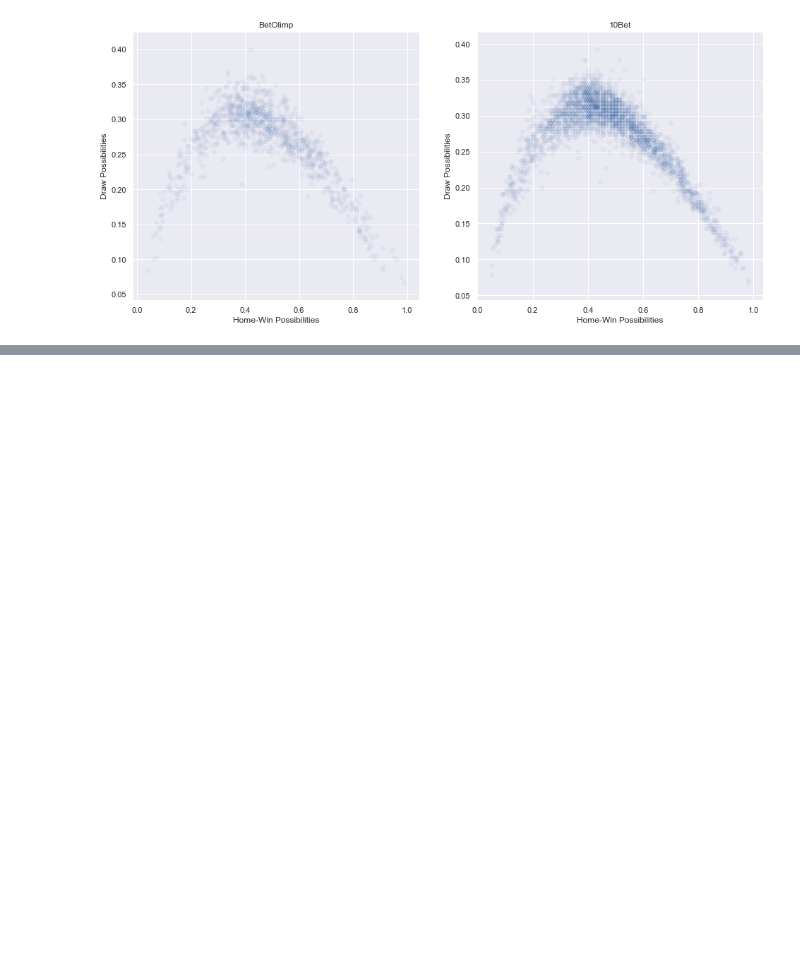
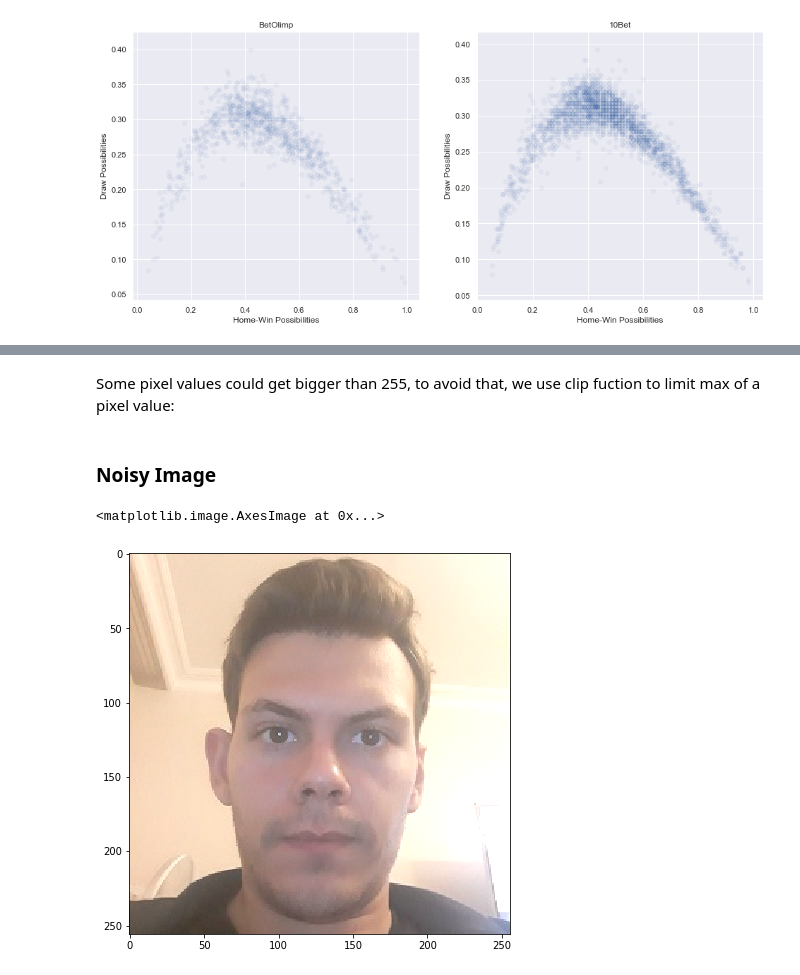
Before and after one commit to BU-IE-582/fall19-GnyEser, a Jupyter notebook: Homework1.ipynb, the cells around one changed output, grey strips where cells are left out. Saved outputs shown, nothing was run; the diff lists cells and outputs as text; code cells hidden in the pictures; blank space fills up the shorter version.

```diff
--- a/Homework1.ipynb
+++ b/Homework1.ipynb
@@ -722,0 +760,25 @@ plt.show()
+# %%
+noise_R = noise_R.reshape(256,256)
+noise_G = noise_G.reshape(256,256)
+noise_B = noise_B.reshape(256,256)
+# %%
+r = r + noise_R
+g = g + noise_G
+b = b + noise_B
+# %% [markdown]
+Some pixel values could get bigger than 255, to avoid that, we use clip fuction to limit max of a pixel value:
+# %%
+r = np.clip(r, a_min = 0, a_max = 255)
+g = np.clip(g, a_min = 0, a_max = 255)
+b = np.clip(b, a_min = 0, a_max = 255)
+# %%
+img = cv2.merge((r, g, b))
+# %% [markdown]
+### Noisy Image
+# %%
+plt.figure(figsize = (7, 7))
+img = img.astype(np.uint8)
+plt.imshow(img)
+# %% [output]
+<matplotlib.image.AxesImage at 0x...>
+[figure, added]
```
Also changed, not shown: parts of 24 cells of this notebook, 10 other files.
